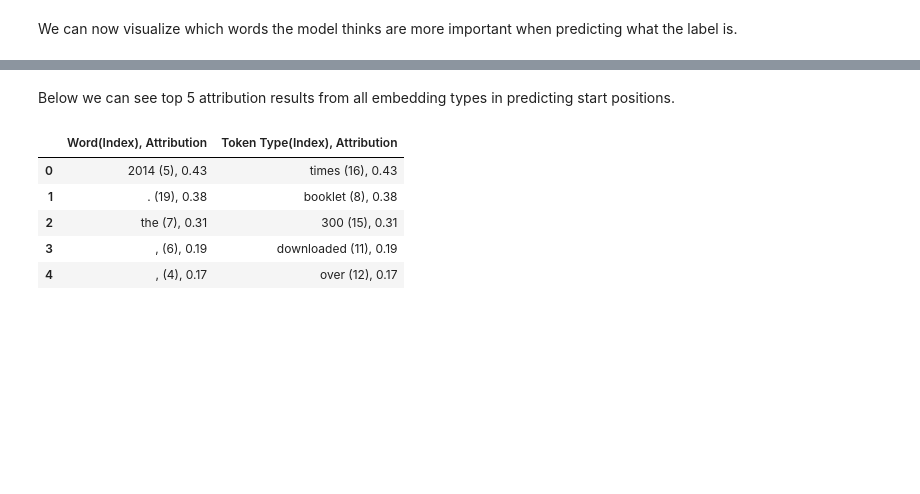
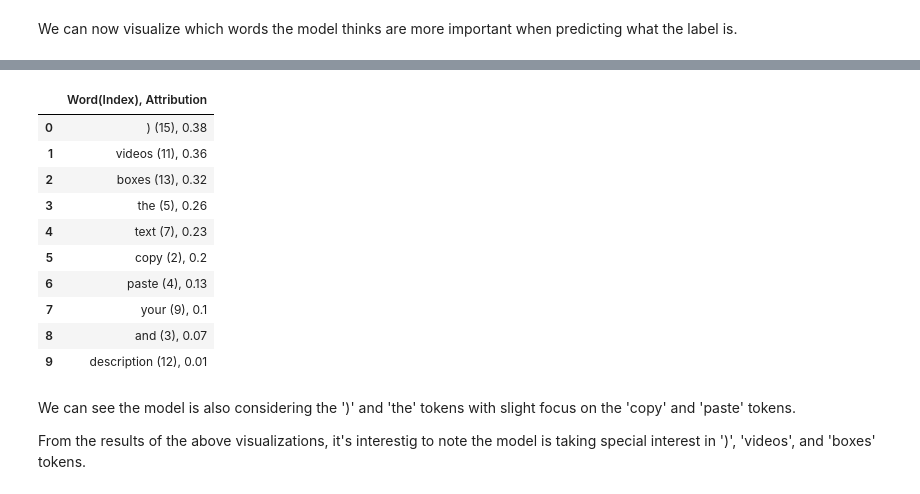
Before and after one commit to jzchan132/BMI, a Jupyter notebook: BERT Explanations on STF Pt 1.ipynb, the cells around one changed output, grey strips where cells are left out. Cells and saved outputs as stored; diff of their text form; code cells hidden in the pictures; blank space fills up the shorter version.

```diff
--- a/BERT Explanations on STF Pt 1.ipynb
+++ b/BERT Explanations on STF Pt 1.ipynb
@@ -151,17 +147,5 @@ Now let's create an instance of LayerGradientXActivation and compute the attribu
 # %%
-lig = LayerGradientXActivation(forward_func, \
-                                [model.classifier.bert.embeddings.word_embeddings, \
-                                 model.classifier.bert.embeddings.token_type_embeddings,])
-
-attributions = lig.attribute(inputs=(input_ids),
-                                    target = torch.tensor(ground_truth).cuda().long(),
-                                  additional_forward_args=(attention_mask))
-
-attributions_word = summarize_attributions(attributions[0])
-attributions_token_type = summarize_attributions(attributions[1])
-
-# Aux Function to compute topk attribution tokens, values, and indices
-def get_topk_attributed_tokens(attrs, k=5):
+def get_topk_attributed_tokens(attrs, k=10):
     values, indices = torch.topk(attrs, k)
     top_tokens = [all_tokens[idx] for idx in indices]
     return top_tokens, values, indices
@@ -172,12 +154,5 @@ Computing topk attributions for all sub-embeddings and placing them in pandas da
 # %%
-# Generate topk for each input
-top_words, top_words_val, top_word_ind = get_topk_attributed_tokens(attributions_word)
-top_token_type, top_token_type_val, top_token_type_ind = get_topk_attributed_tokens(attributions_token_type)
-
-# Stores and formats topk attributions in a Pandas dataframe for easier visualization
-df_top = pd.DataFrame({'Word(Index), Attribution': ["{} ({}), {}".format(word, pos, round(val.item(),2)) for word, pos, val in zip(top_words, top_word_ind, top_words_val)],
-                   'Token Type(Index), Attribution': ["{} ({}), {}".format(ttype, pos, round(val.item(),2)) for ttype, pos, val in zip(top_token_type, top_token_type_ind, top_words_val)],
-                   })
-df_top.style.apply(['cell_ids: False'])
-
-['{}({})'.format(token, str(i)) for i, token in enumerate(all_tokens)];
+top_words, top_word_val, top_word_ind = get_topk_attributed_tokens(attributions_sum)
+df_start = pd.DataFrame({'Word(Index), Attribution': ["{} ({}), {}".format(word, pos, round(val.item(),2)) for word, pos, val in zip(top_words, top_word_ind, top_word_val)]})
+df_start.style.apply(['cell_ids: False'])
+['{}({})'.format(token, str(i)) for i, token in enumerate(all_tokens)]
@@ -184,11 +176,18 @@ df_top.style.apply(['cell_ids: False'])
-# %% [markdown]
-Below we can see top 5 attribution results from all embedding types in predicting start positions.
-# %%
-df_top
-# %% [output]
-|  | Word(Index), Attribution | Token Type(Index), Attribution |
-| 0 | 2014 (5), 0.43 | times (16), 0.43 |
-| 1 | . (19), 0.38 | booklet (8), 0.38 |
-| 2 | the (7), 0.31 | 300 (15), 0.31 |
-| 3 | , (6), 0.19 | downloaded (11), 0.19 |
-| 4 | , (4), 0.17 | over (12), 0.17 |
+# %%
+df_start
+# %% [output]
+|  | Word(Index), Attribution |
+| 0 | ) (15), 0.38 |
+| 1 | videos (11), 0.36 |
+| 2 | boxes (13), 0.32 |
+| 3 | the (5), 0.26 |
+| 4 | text (7), 0.23 |
+| 5 | copy (2), 0.2 |
+| 6 | paste (4), 0.13 |
+| 7 | your (9), 0.1 |
+| 8 | and (3), 0.07 |
+| 9 | description (12), 0.01 |
+# %% [markdown]
+We can see the model is also considering the ')' and 'the' tokens with slight focus on the 'copy' and 'paste' tokens.
+
+From the results of the above visualizations, it's interestig to note the model is taking special interest in ')', 'videos', and 'boxes' tokens.
```
Also changed, not shown: parts of 23 cells of this notebook.
